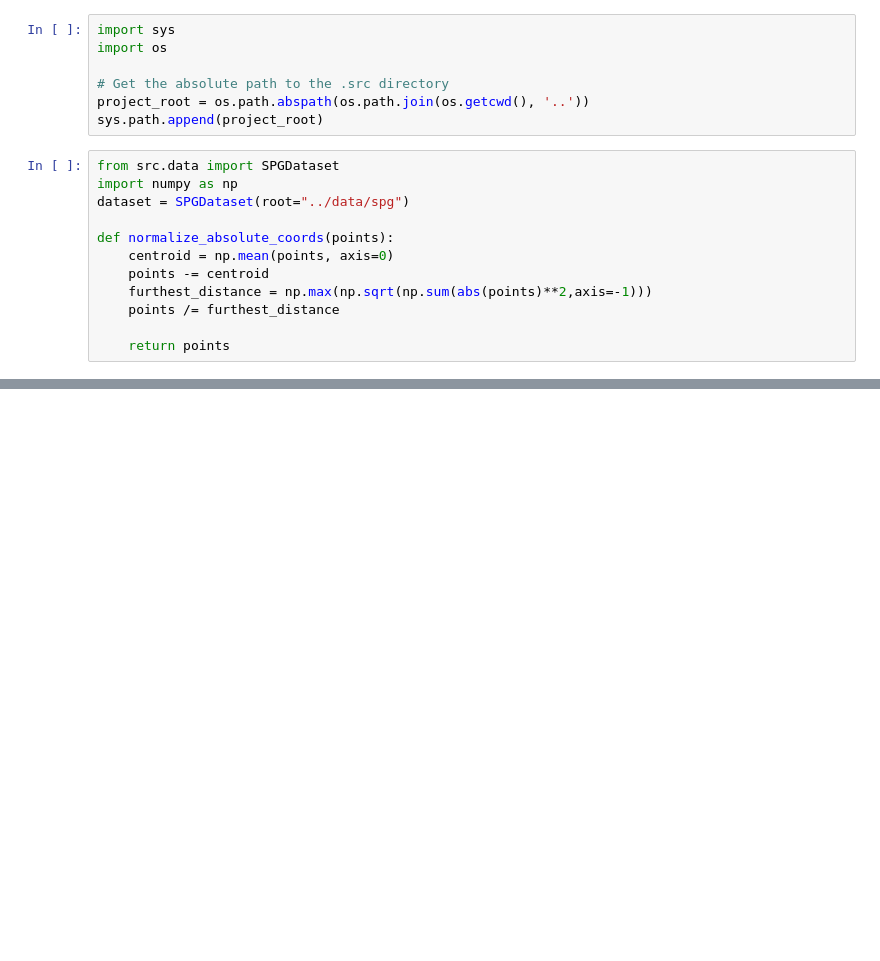
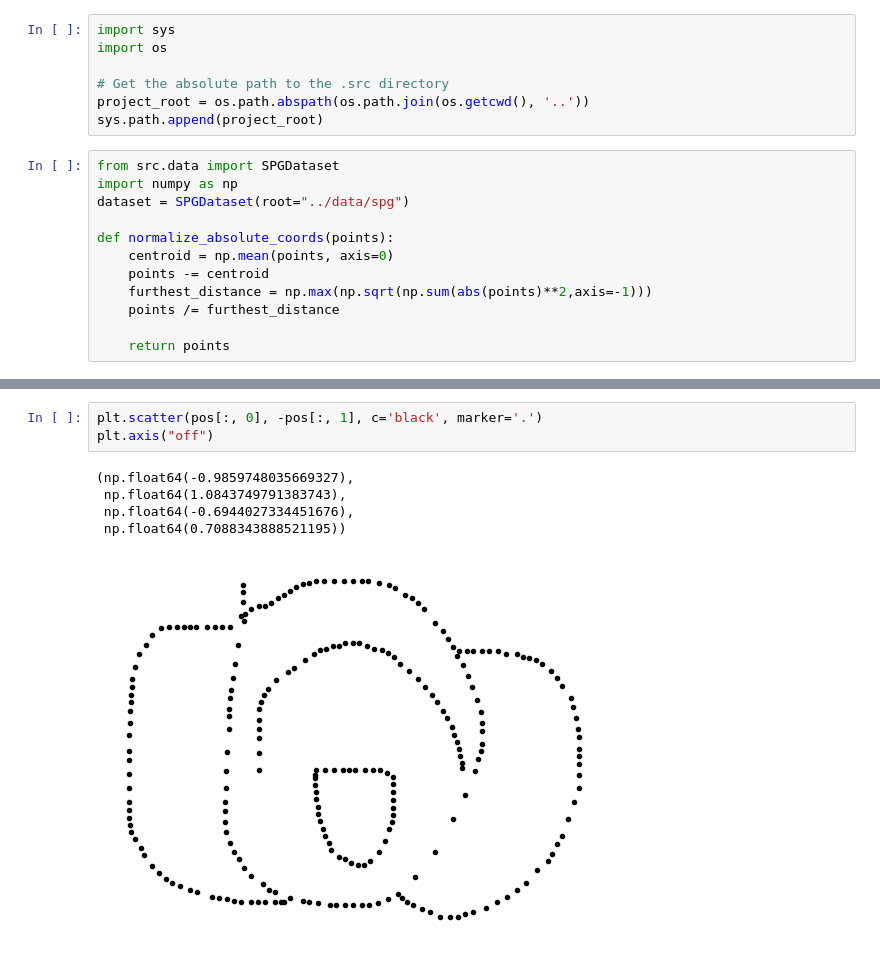
Before and after one commit to MarceloMoraesJr/Sketch-Temporality, a Jupyter notebook: notebooks/test.ipynb, the cells around one changed output, grey strips where cells are left out. Cells and saved outputs as stored; diff of their text form; blank space fills up the shorter version.

```diff
--- a/notebooks/test.ipynb
+++ b/notebooks/test.ipynb
@@ -35,0 +71,9 @@ for label in np.unique(labels):
+# %%
+plt.scatter(pos[:, 0], -pos[:, 1], c='black', marker='.')
+plt.axis("off")
+# %% [output]
+(np.float64(-0.9859748035669327),
+ np.float64(1.0843749791383743),
+ np.float64(-0.6944027334451676),
+ np.float64(0.7088343888521195))
+[figure, added]
```
Also changed, not shown: parts of 4 cells of this notebook, 13 other files.
